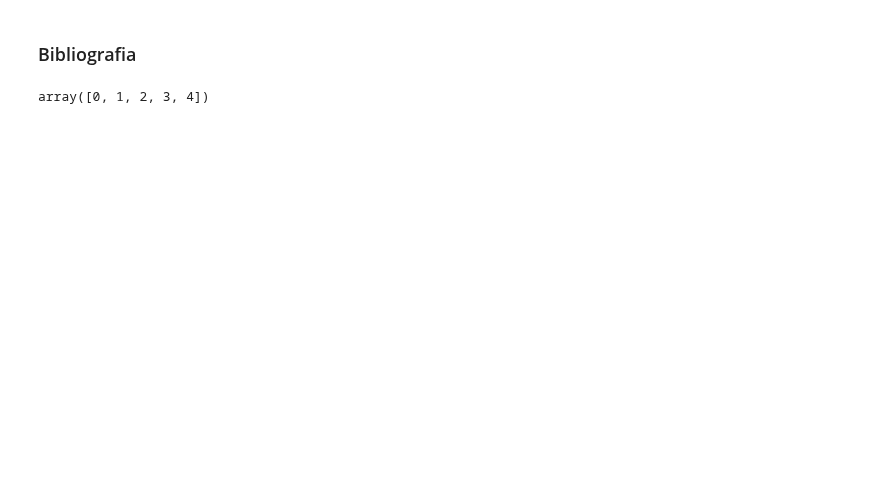
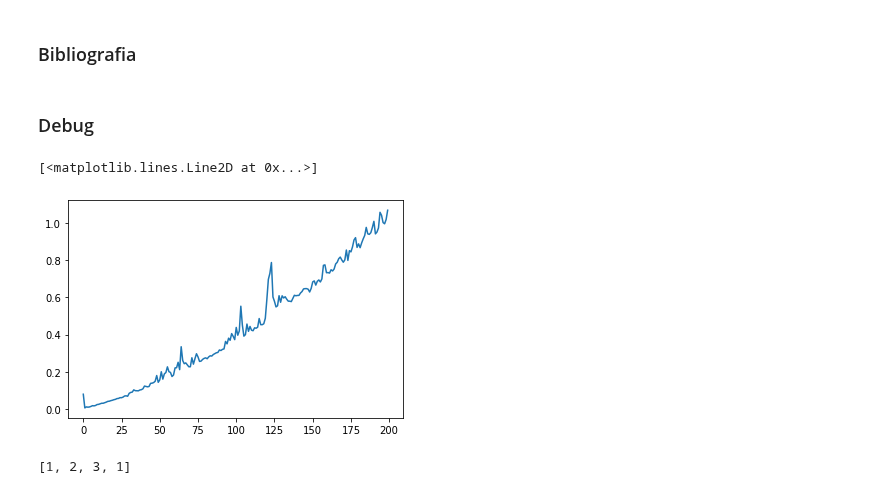
Before and after one commit to tadeu-passos/corona-fact, a Jupyter notebook: Pandemia-v1.ipynb, the cells around one changed output. Drawn from its saved outputs; the diff is of its cells as text; code cells hidden in the pictures; blank space fills up the shorter version.

```diff
--- a/Pandemia-v1.ipynb
+++ b/Pandemia-v1.ipynb
@@ -125,6 +136,2 @@ plt.plot(history)
 # %% [markdown]
 ### Bibliografia
-# %%
-np.arange(5)
-# %% [output]
-array([0, 1, 2, 3, 4])
@@ -130,0 +144,19 @@ array([0, 1, 2, 3, 4])
+# %% [markdown]
+### Debug
+# %%
+times_ts = []
+for i in range(10, 2001, 10):
+    start_time = time.time()
+
+    foo = Pandemic(i, 2, 3)
+    history = [[len(foo.state['S']), len(foo.state['I']), len(foo.state['R'])]]
+    for i in range(100):
+        foo.step()
+        history.append([len(foo.state['S']), len(foo.state['I']), len(foo.state['R'])])
+
+    times_ts.append(time.time() - start_time)
+# %%
+plt.plot(times_ts)
+# %% [output]
+[<matplotlib.lines.Line2D at 0x...>]
+[figure, added]
@@ -130,0 +165,4 @@ array([0, 1, 2, 3, 4])
+# %%
+a
+# %% [output]
+[1, 2, 3, 1]
```
Also changed, not shown: parts of 12 cells of this notebook.
